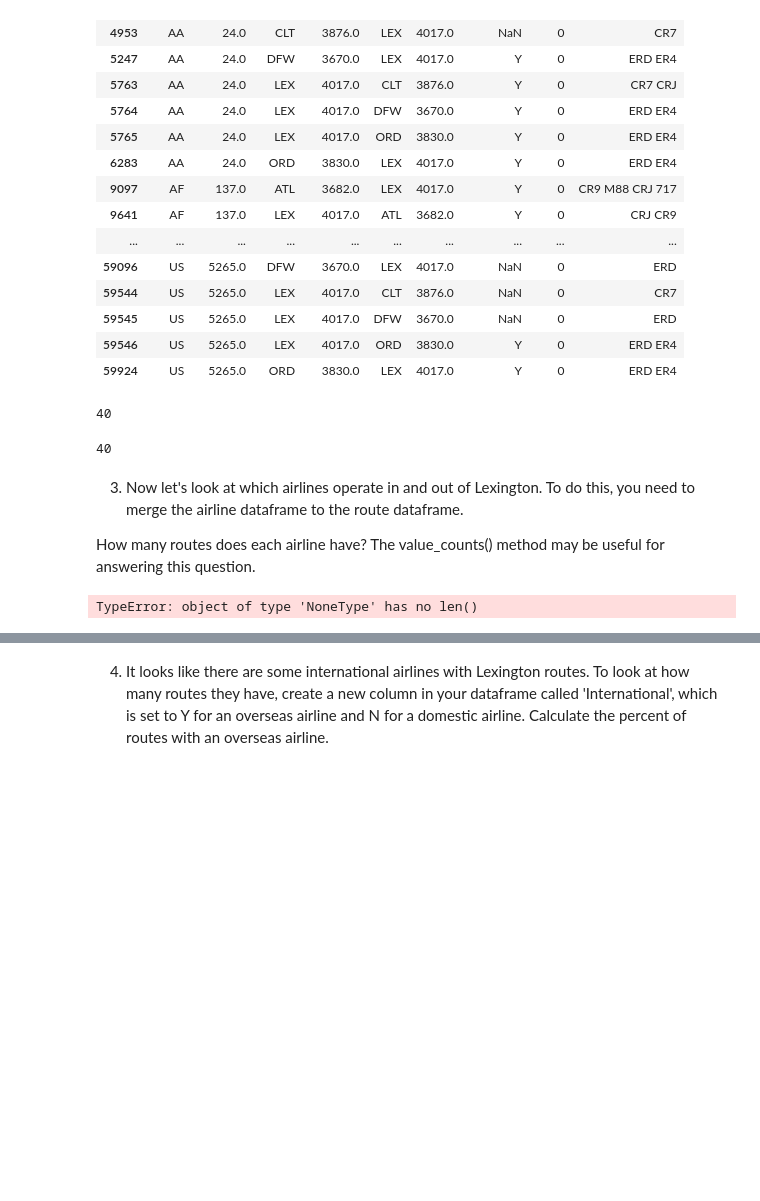
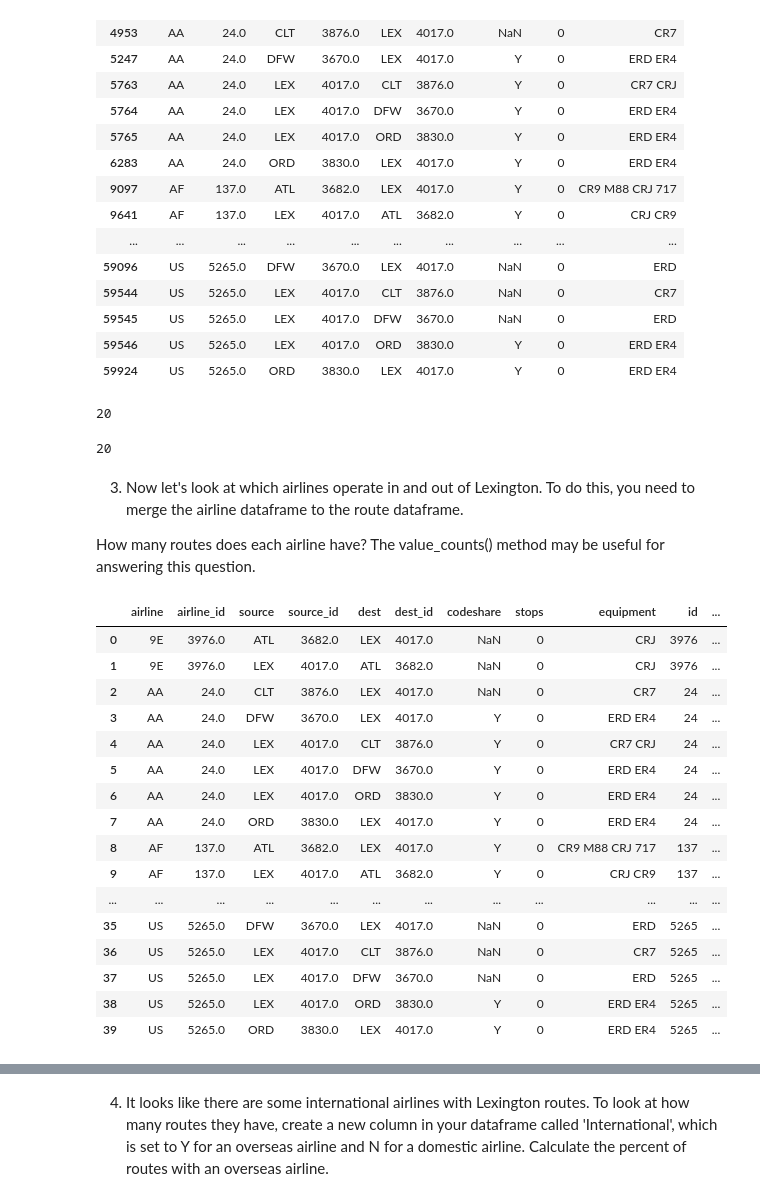
Before and after one commit to ryanrenfro14/ce599, a Jupyter notebook: 07-Data Wrangling/open-flights.ipynb, the cells around one changed output, grey strips where cells are left out. Cells and saved outputs as stored; diff of their text form; code cells hidden in the pictures; blank space fills up the shorter version.

```diff
--- a/07-Data Wrangling/open-flights.ipynb
+++ b/07-Data Wrangling/open-flights.ipynb
@@ -102,13 +102,15 @@ lex_routes
 | 59546 | US | 5265.0 | LEX | 4017.0 | ORD | 3830.0 | Y | 0 | ERD ER4 |
 | 59924 | US | 5265.0 | ORD | 3830.0 | LEX | 4017.0 | Y | 0 | ERD ER4 |
 # %%
-len(lex_routes['dest']=='LEX')
+#Routes to LEX
+len(lex_routes[lex_routes['dest']=='LEX'])
 # %% [output]
-40
+20
 # %%
-len(lex_routes['source']=='LEX')
+#Routes from LEX
+len(lex_routes[lex_routes['source']=='LEX'])
 # %% [output]
-40
+20
 # %% [markdown]
 3) Now let's look at which airlines operate in and out of Lexington.  To do this, you need to merge the airline dataframe to the route dataframe.
 
@@ -118,4 +118,22 @@ df2 = airlines
-# %%
-df1.merge(df2
-# %% [output]
-TypeError: object of type 'NoneType' has no len()
+# %%
+#Merge routes with airlines
+lex_routes_merge = pd.merge(lex_routes, airlines, left_on = 'airline_id', right_on='id')
+lex_routes_merge
+# %% [output]
+|  | airline | airline_id | source | source_id | dest | dest_id | codeshare | stops | equipment | id | ... |
+| 0 | 9E | 3976.0 | ATL | 3682.0 | LEX | 4017.0 | NaN | 0 | CRJ | 3976 | ... |
+| 1 | 9E | 3976.0 | LEX | 4017.0 | ATL | 3682.0 | NaN | 0 | CRJ | 3976 | ... |
+| 2 | AA | 24.0 | CLT | 3876.0 | LEX | 4017.0 | NaN | 0 | CR7 | 24 | ... |
+| 3 | AA | 24.0 | DFW | 3670.0 | LEX | 4017.0 | Y | 0 | ERD ER4 | 24 | ... |
+| 4 | AA | 24.0 | LEX | 4017.0 | CLT | 3876.0 | Y | 0 | CR7 CRJ | 24 | ... |
+| 5 | AA | 24.0 | LEX | 4017.0 | DFW | 3670.0 | Y | 0 | ERD ER4 | 24 | ... |
+| 6 | AA | 24.0 | LEX | 4017.0 | ORD | 3830.0 | Y | 0 | ERD ER4 | 24 | ... |
+| 7 | AA | 24.0 | ORD | 3830.0 | LEX | 4017.0 | Y | 0 | ERD ER4 | 24 | ... |
+| 8 | AF | 137.0 | ATL | 3682.0 | LEX | 4017.0 | Y | 0 | CR9 M88 CRJ 717 | 137 | ... |
+| 9 | AF | 137.0 | LEX | 4017.0 | ATL | 3682.0 | Y | 0 | CRJ CR9 | 137 | ... |
+| ... | ... | ... | ... | ... | ... | ... | ... | ... | ... | ... | ... |
+| 35 | US | 5265.0 | DFW | 3670.0 | LEX | 4017.0 | NaN | 0 | ERD | 5265 | ... |
+| 36 | US | 5265.0 | LEX | 4017.0 | CLT | 3876.0 | NaN | 0 | CR7 | 5265 | ... |
+| 37 | US | 5265.0 | LEX | 4017.0 | DFW | 3670.0 | NaN | 0 | ERD | 5265 | ... |
+| 38 | US | 5265.0 | LEX | 4017.0 | ORD | 3830.0 | Y | 0 | ERD ER4 | 5265 | ... |
+| 39 | US | 5265.0 | ORD | 3830.0 | LEX | 4017.0 | Y | 0 | ERD ER4 | 5265 | ... |
```
Also changed, not shown: parts of 8 cells of this notebook, 2 other files.
